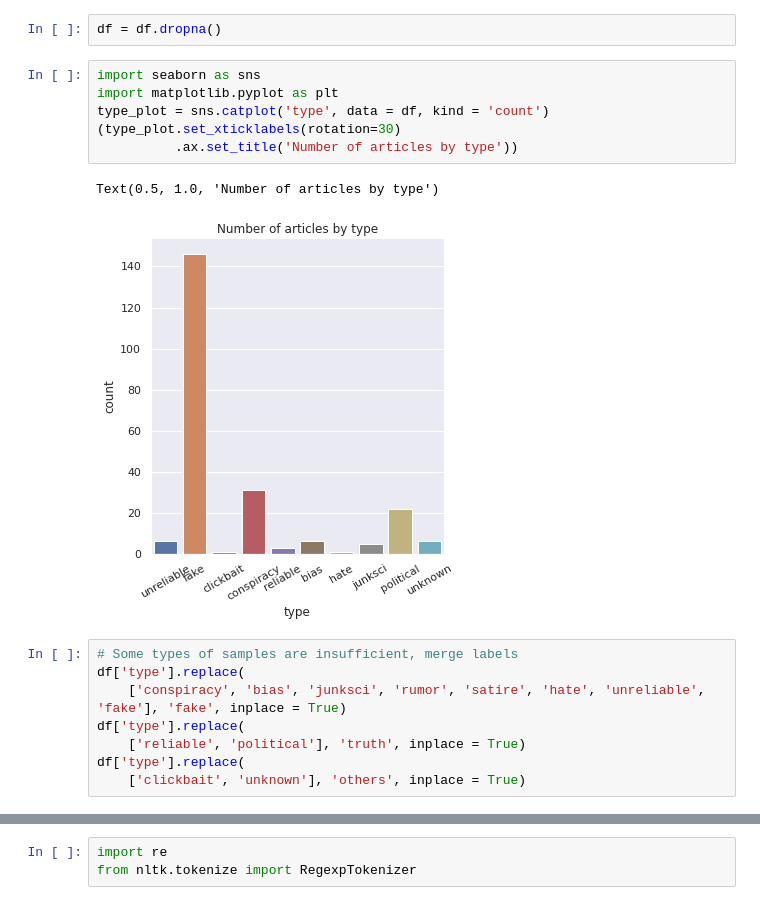
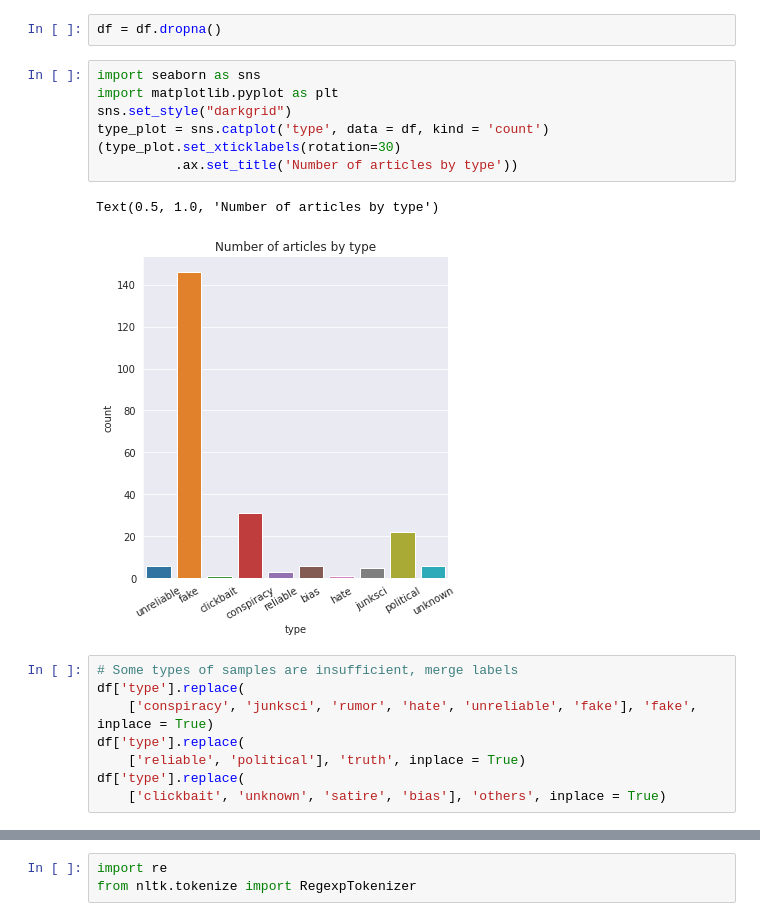
Before and after one commit to Xiiqiing/DS_project, a Jupyter notebook: M1.ipynb, the cells around one changed output, grey strips where cells are left out. Cells and saved outputs as stored; diff of their text form.

```diff
--- a/M1.ipynb
+++ b/M1.ipynb
@@ -97,20 +67,21 @@ df = df.dropna()
 # %%
 import seaborn as sns
 import matplotlib.pyplot as plt
+sns.set_style("darkgrid")
 type_plot = sns.catplot('type', data = df, kind = 'count')
 (type_plot.set_xticklabels(rotation=30)
           .ax.set_title('Number of articles by type'))
 # %% [output]
 Text(0.5, 1.0, 'Number of articles by type')
-[figure, old version]
+[figure, new version]
 # %%
 # Some types of samples are insufficient, merge labels
 df['type'].replace(
-    ['conspiracy', 'bias', 'junksci', 'rumor', 'satire', 'hate', 'unreliable', 'fake'], 'fake', inplace = True)
+    ['conspiracy', 'junksci', 'rumor', 'hate', 'unreliable', 'fake'], 'fake', inplace = True)
 df['type'].replace(
     ['reliable', 'political'], 'truth', inplace = True)
 df['type'].replace(
-    ['clickbait', 'unknown'], 'others', inplace = True)
+    ['clickbait', 'unknown', 'satire', 'bias'], 'others', inplace = True)
 # %%
 type_plot2 = sns.catplot('type', data = df, kind = 'count')
 (type_plot2.set_xticklabels(rotation=30)
```
Also changed, not shown: parts of 30 cells of this notebook.
